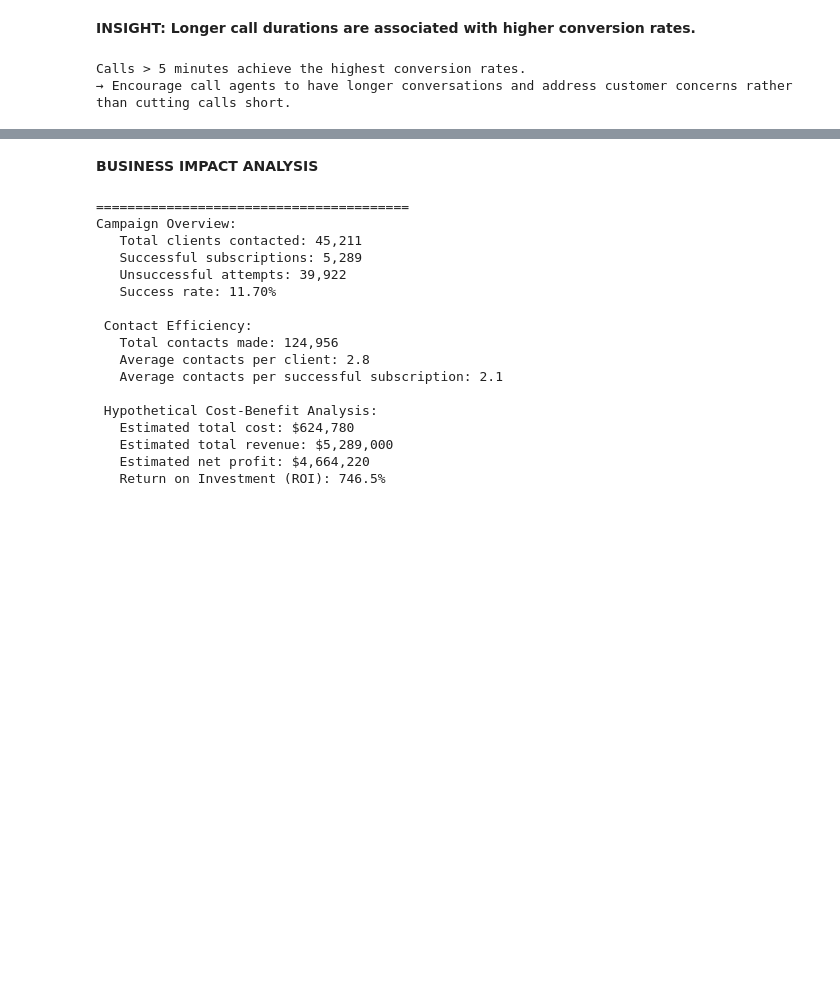
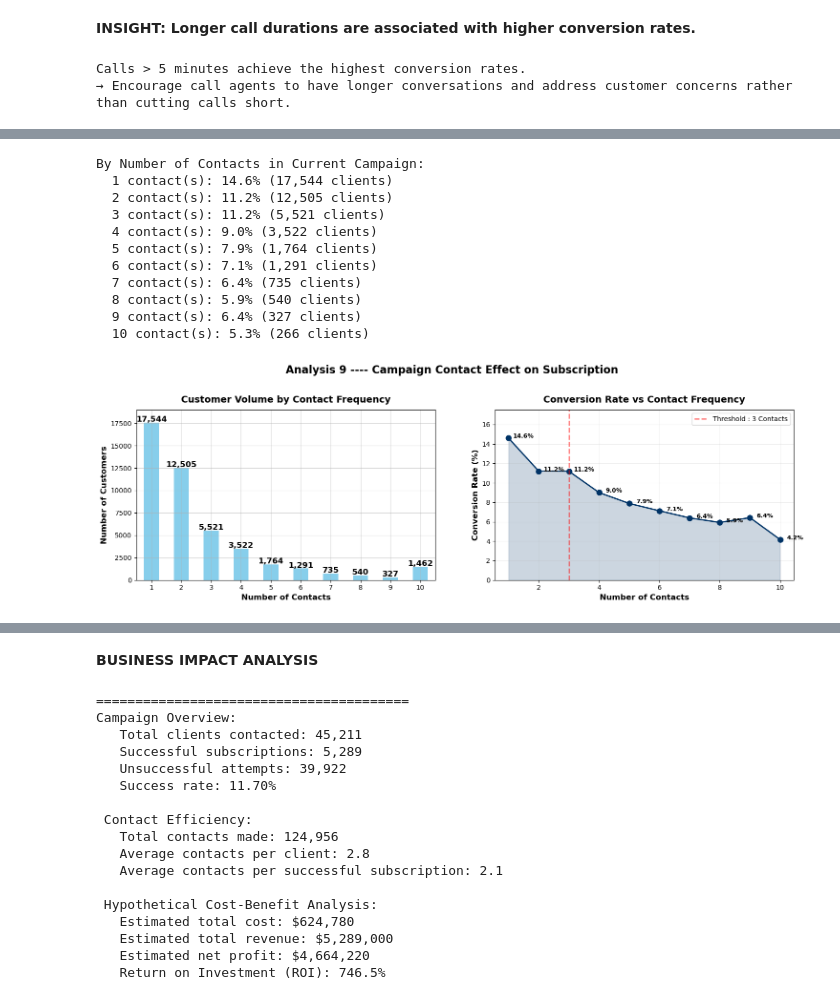
Before and after one commit to annugit1655/Bank-TeleMarketing, a Jupyter notebook: notebooks/02-bivariate-correlation-analysis.ipynb, the cells around one changed output, grey strips where cells are left out. Drawn from its saved outputs; the diff is of its cells as text; code cells hidden in the pictures; blank space fills up the shorter version.

Commit message:
campaign_analysis

```diff
--- a/notebooks/02-bivariate-correlation-analysis.ipynb
+++ b/notebooks/02-bivariate-correlation-analysis.ipynb
@@ -547,7 +547,7 @@ data_box.boxplot(column='balance', by='term_deposit', ax=ax[0],
                 medianprops={'color':'r', 'lw':2},
                 flierprops={'marker':'o', 'markerfacecolor':'r'}
 )
-ax[0].set_title('Balance Distribution by Subscription', fontsize=14, fontweight='bold', y=1.02)
+ax[0].set_title('Balance Distribution by Term Deposit', fontsize=14, fontweight='bold', y=1.02)
 ax[0].set_xlabel("Subscried", fontsize=12, fontweight='bold')
 ax[0].set_ylabel('Account balance ($)', fontsize=12, fontweight='bold')
 ax[0].grid(True, alpha=0.5)
@@ -819,8 +832,82 @@ Calls > 5 minutes achieve the highest conversion rates.
 # %%
-
-# By number of contacts
+# ___Q9. Campaign Contact Frequency vs Conversion Rate___________________________________________________________________________
+# number of contacts
 campaign_subscription = data.groupby('campaign')['term_deposit'].apply(lambda x: (x == 'yes').mean() * 100)
 print("\nBy Number of Contacts in Current Campaign:")
 for contacts, rate in campaign_subscription[:10].items():
     count = (data['campaign'] == contacts).sum()
     print(f"  {contacts} contact(s): {rate:.1f}% ({count:,} clients)")
+
+# Cap at 10+ to avoid noise from outliers
+data['campaign_capped'] = data['campaign'].clip(upper=10)
+campaign_success = data.groupby('campaign_capped')['term_deposit'].value_counts().unstack(fill_value=0)
+campaign_success = campaign_success.assign(total=campaign_success.sum(axis=1))
+campaign_success = campaign_success.assign(success_rate = (100 * campaign_success['yes']/campaign_success['total']))
+
+# Visualization
+fig, ax = plt.subplots(ncols=2, figsize=(15, 5))
+#---------------Left: customer volume per contact count------------------------------------------------------------------
+campaign_success['total'].plot(kind='bar', ax=ax[0], color='skyblue', rot=0)
+ax[0].set_ylim(0, 19000)
+
+# Annotate bars
+for i, count in enumerate(campaign_success['total']):
+    ax[0].text(i, count+100, f"{count:,}", ha='center', fontsize=12, fontweight='bold')
+
+ax[0].set_title('Customer Volume by Contact Frequency', fontsize=14, fontweight='bold', y=1.02)
+ax[0].set_xlabel("Number of Contacts", fontsize=12, fontweight='bold')
+ax[0].set_ylabel('Number of Customers', fontsize=12, fontweight='bold')
+ax[0].grid(True, alpha=0.5)
+
+#-----------------Right: Conversion Rate--------------------------------------------------------------------------
+
+# campaign_success['success_rate'].plot(
+#     kind='bar', ax=ax[1],
+#     color=sns.color_palette(palette='Blues_d', n_colors = balance_success.index.nunique()),
+#     edgecolor='white', rot=0
+# )
+ax[1].plot(campaign_success.index, campaign_success['success_rate'],
+           marker='o', markersize=8, lw=2, color='#003366')
+ax[1].fill_between(campaign_success.index, campaign_success['success_rate'],
+                   alpha=0.2, color='#003366')
+# Annotate the bar
+for i, val in enumerate(campaign_success['success_rate']):
+    ax[1].text(i+1.5, val, f"{val:.1f}%", ha='center', fontsize=9, fontweight='bold')
+# vertical line at x=3
+ax[1].axvline(x=3, ls='--', lw=2, color='r', label='Threshold : 3 Contacts', alpha=0.5)
+
+ax[1].legend()
+ax[1].set_title("Conversion Rate vs Contact Frequency", fontsize=14, fontweight='bold', y=1.02)
+ax[1].set_xlabel("Number of Contacts", fontsize=12, fontweight='bold')
+ax[1].set_ylabel('Conversion Rate (%)', fontsize=12, fontweight='bold')
+ax[1].set_ylim(0, campaign_success['success_rate'].max() * 1.2)
+ax[1].grid(True, alpha=0.2)
+
+fig.suptitle("Analysis 9 ---- Campaign Contact Effect on Subscription", fontsize=16, fontweight='bold', y=1.02)
+
+plt.tight_layout()
+plt.subplots_adjust(wspace=0.2)
+plt.show()
+
+contact_1 = campaign_success['success_rate'].idxmax()
+contact_1_rate = campaign_success['success_rate'].max()
+contact_3_rate = campaign_success[campaign_success.index==3]['success_rate'].values[0]
+display_md("**Contact Frequency Conversion Rate :**")
+print(f"Conversion Rate after {contact_1} Contact : {contact_1_rate:.1f}%")
+print(f"Conversion Rate after 3 Contact : {contact_3_rate:.1f}%")
+display_md("**INSIGHT : Conversion rates decrease consistently after three customer contacts.**")
+print("→ Most successful conversions occur within the first three customer contacts.")
+print("→ Keep customer contact attempts within three to optimize costs and prevent over-contacting.")
+# %% [output]
+By Number of Contacts in Current Campaign:
+  1 contact(s): 14.6% (17,544 clients)
+  2 contact(s): 11.2% (12,505 clients)
+  3 contact(s): 11.2% (5,521 clients)
+  4 contact(s): 9.0% (3,522 clients)
+  5 contact(s): 7.9% (1,764 clients)
+  6 contact(s): 7.1% (1,291 clients)
+  7 contact(s): 6.4% (735 clients)
+  8 contact(s): 5.9% (540 clients)
+  9 contact(s): 6.4% (327 clients)
+  10 contact(s): 5.3% (266 clients)
+[figure, added]
```
Also changed, not shown: parts of 10 cells of this notebook.
